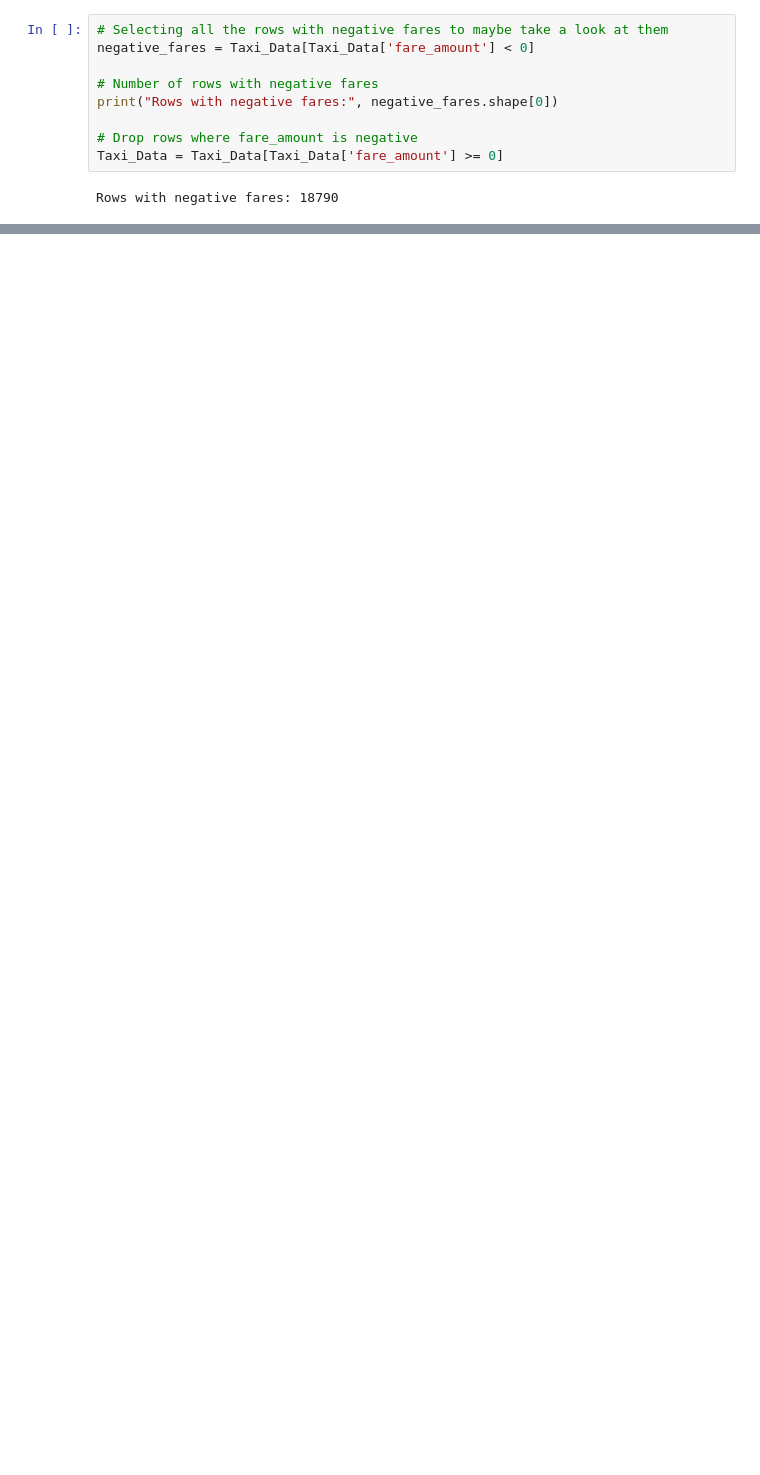
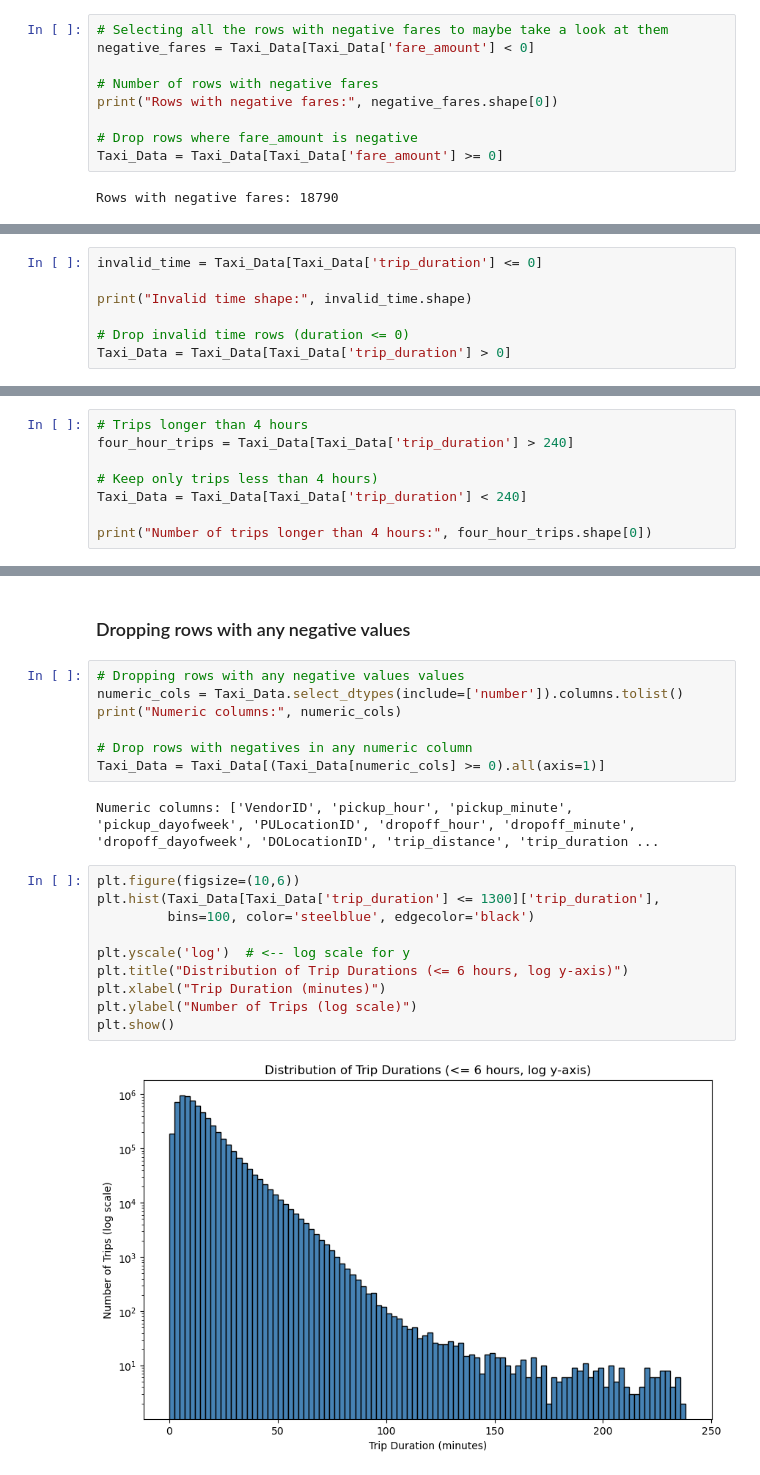
Before and after one commit to eliswagel/Build-Fellowship-Cab-Fare-Predictive-Model, a Jupyter notebook: Cab Fare Prediction Notebook.ipynb, the cells around one changed output, grey strips where cells are left out. Drawn from its saved outputs; the diff is of its cells as text; blank space fills up the shorter version.

```diff
--- a/Cab Fare Prediction Notebook.ipynb
+++ b/Cab Fare Prediction Notebook.ipynb
@@ -514,0 +452,7 @@ Zones with 2000–10000 trips: 48
+# %%
+invalid_time = Taxi_Data[Taxi_Data['trip_duration'] <= 0]
+
+print("Invalid time shape:", invalid_time.shape)
+
+# Drop invalid time rows (duration <= 0)
+Taxi_Data = Taxi_Data[Taxi_Data['trip_duration'] > 0]
@@ -514,0 +463,8 @@ Zones with 2000–10000 trips: 48
+# %%
+# Trips longer than 4 hours
+four_hour_trips = Taxi_Data[Taxi_Data['trip_duration'] > 240]
+
+# Keep only trips less than 4 hours)
+Taxi_Data = Taxi_Data[Taxi_Data['trip_duration'] < 240]
+
+print("Number of trips longer than 4 hours:", four_hour_trips.shape[0])
@@ -514,0 +473,23 @@ Zones with 2000–10000 trips: 48
+# %% [markdown]
+### Dropping rows with any negative values
+# %%
+# Dropping rows with any negative values values
+numeric_cols = Taxi_Data.select_dtypes(include=['number']).columns.tolist()
+print("Numeric columns:", numeric_cols)
+
+# Drop rows with negatives in any numeric column
+Taxi_Data = Taxi_Data[(Taxi_Data[numeric_cols] >= 0).all(axis=1)]
+# %% [output]
+Numeric columns: ['VendorID', 'pickup_hour', 'pickup_minute', 'pickup_dayofweek', 'PULocationID', 'dropoff_hour', 'dropoff_minute', 'dropoff_dayofweek', 'DOLocationID', 'trip_distance', 'trip_duration ...
+# %%
+plt.figure(figsize=(10,6))
+plt.hist(Taxi_Data[Taxi_Data['trip_duration'] <= 1300]['trip_duration'],
+         bins=100, color='steelblue', edgecolor='black')
+
+plt.yscale('log')  # <-- log scale for y
+plt.title("Distribution of Trip Durations (<= 6 hours, log y-axis)")
+plt.xlabel("Trip Duration (minutes)")
+plt.ylabel("Number of Trips (log scale)")
+plt.show()
+# %% [output]
+[figure, added]
```
Also changed, not shown: parts of 51 cells of this notebook.
